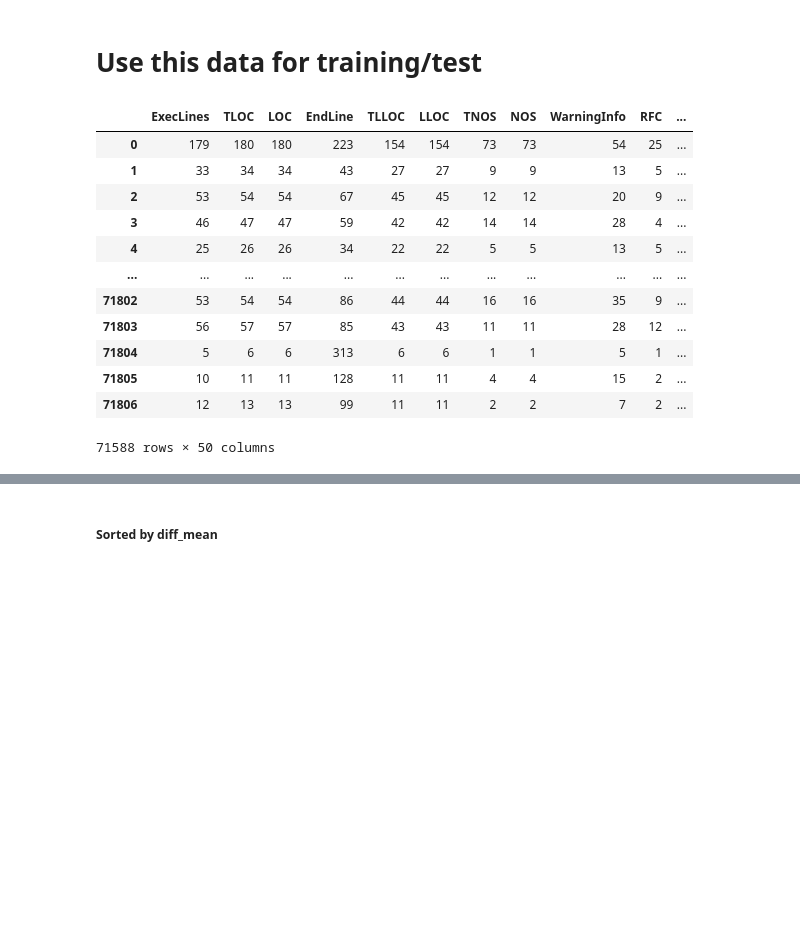
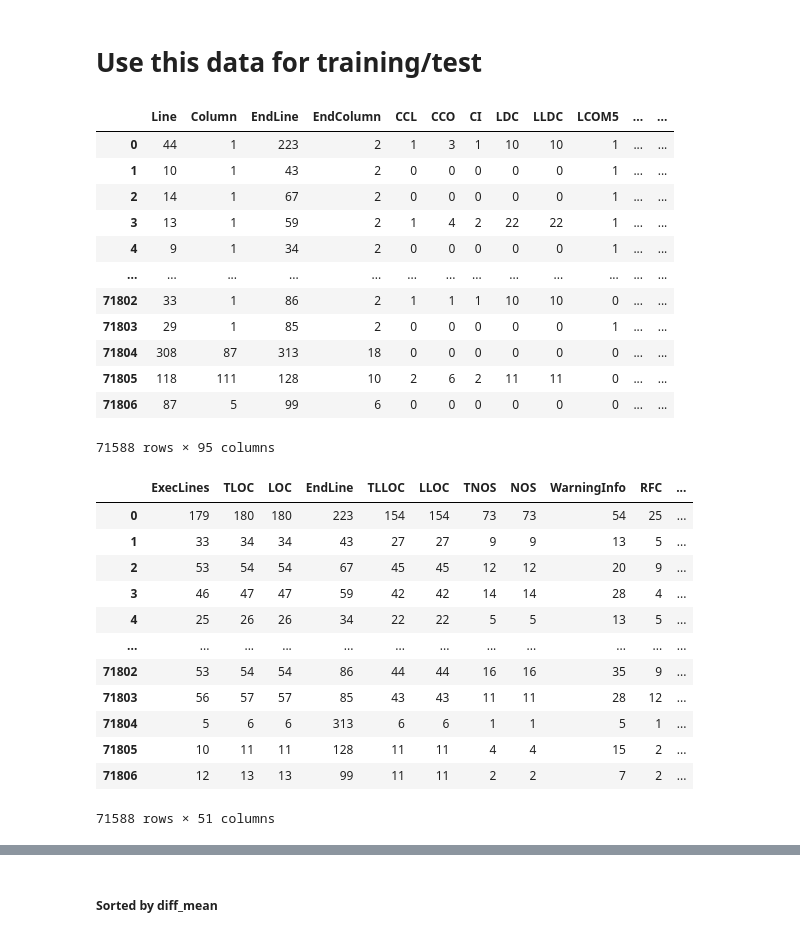
Before and after one commit to pedromtelho/UPorto-DataAnalysis, a Jupyter notebook: data_analysis/data_analysis.ipynb, the cells around one changed output, grey strips where cells are left out. Drawn from its saved outputs; the diff is of its cells as text; code cells hidden in the pictures; blank space fills up the shorter version.

Commit message:
new try prediction data

```diff
--- a/data_analysis/data_analysis.ipynb
+++ b/data_analysis/data_analysis.ipynb
@@ -258,9 +274,26 @@ results_sorted_by_median.head()
 results_sorted_by_median.to_excel("results_sorted_by_median.xlsx")
 # %% [markdown]
 # Use this data for training/test
+# %%
+df_copy
+# %% [output]
+|  | Line | Column | EndLine | EndColumn | CCL | CCO | CI | LDC | LLDC | LCOM5 | ... | ... |
+| 0 | 44 | 1 | 223 | 2 | 1 | 3 | 1 | 10 | 10 | 1 | ... | ... |
+| 1 | 10 | 1 | 43 | 2 | 0 | 0 | 0 | 0 | 0 | 1 | ... | ... |
+| 2 | 14 | 1 | 67 | 2 | 0 | 0 | 0 | 0 | 0 | 1 | ... | ... |
+| 3 | 13 | 1 | 59 | 2 | 1 | 4 | 2 | 22 | 22 | 1 | ... | ... |
+| 4 | 9 | 1 | 34 | 2 | 0 | 0 | 0 | 0 | 0 | 1 | ... | ... |
+| ... | ... | ... | ... | ... | ... | ... | ... | ... | ... | ... | ... | ... |
+| 71802 | 33 | 1 | 86 | 2 | 1 | 1 | 1 | 10 | 10 | 0 | ... | ... |
+| 71803 | 29 | 1 | 85 | 2 | 0 | 0 | 0 | 0 | 0 | 1 | ... | ... |
+| 71804 | 308 | 87 | 313 | 18 | 0 | 0 | 0 | 0 | 0 | 0 | ... | ... |
+| 71805 | 118 | 111 | 128 | 10 | 2 | 6 | 2 | 11 | 11 | 0 | ... | ... |
+| 71806 | 87 | 5 | 99 | 6 | 0 | 0 | 0 | 0 | 0 | 0 | ... | ... |
+71588 rows × 95 columns
 # %%
 try_prediction = df_copy.copy()
-try_prediction = try_prediction[[i for i in results_sorted_by_median.head(50)["feature"]]]
+list_features = [i for i in results_sorted_by_median.head(50)["feature"]] + ["bugs"]
+try_prediction = try_prediction[list_features]
 try_prediction
 # %% [output]
 |  | ExecLines | TLOC | LOC | EndLine | TLLOC | LLOC | TNOS | NOS | WarningInfo | RFC | ... |
@@ -275,4 +308,4 @@ try_prediction
 | 71804 | 5 | 6 | 6 | 313 | 6 | 6 | 1 | 1 | 5 | 1 | ... |
 | 71805 | 10 | 11 | 11 | 128 | 11 | 11 | 4 | 4 | 15 | 2 | ... |
 | 71806 | 12 | 13 | 13 | 99 | 11 | 11 | 2 | 2 | 7 | 2 | ... |
-71588 rows × 50 columns
+71588 rows × 51 columns
```
Also changed, not shown: parts of 2 cells of this notebook, 4 other files.
